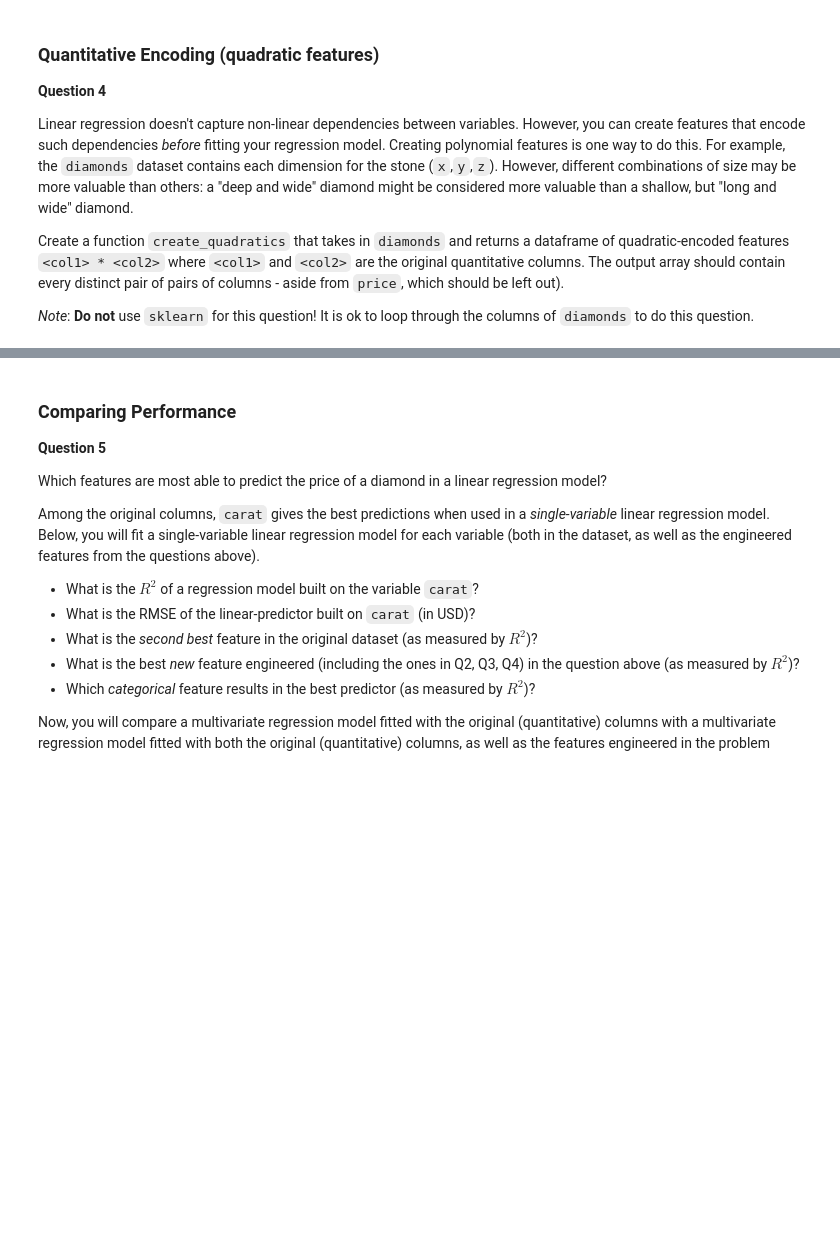
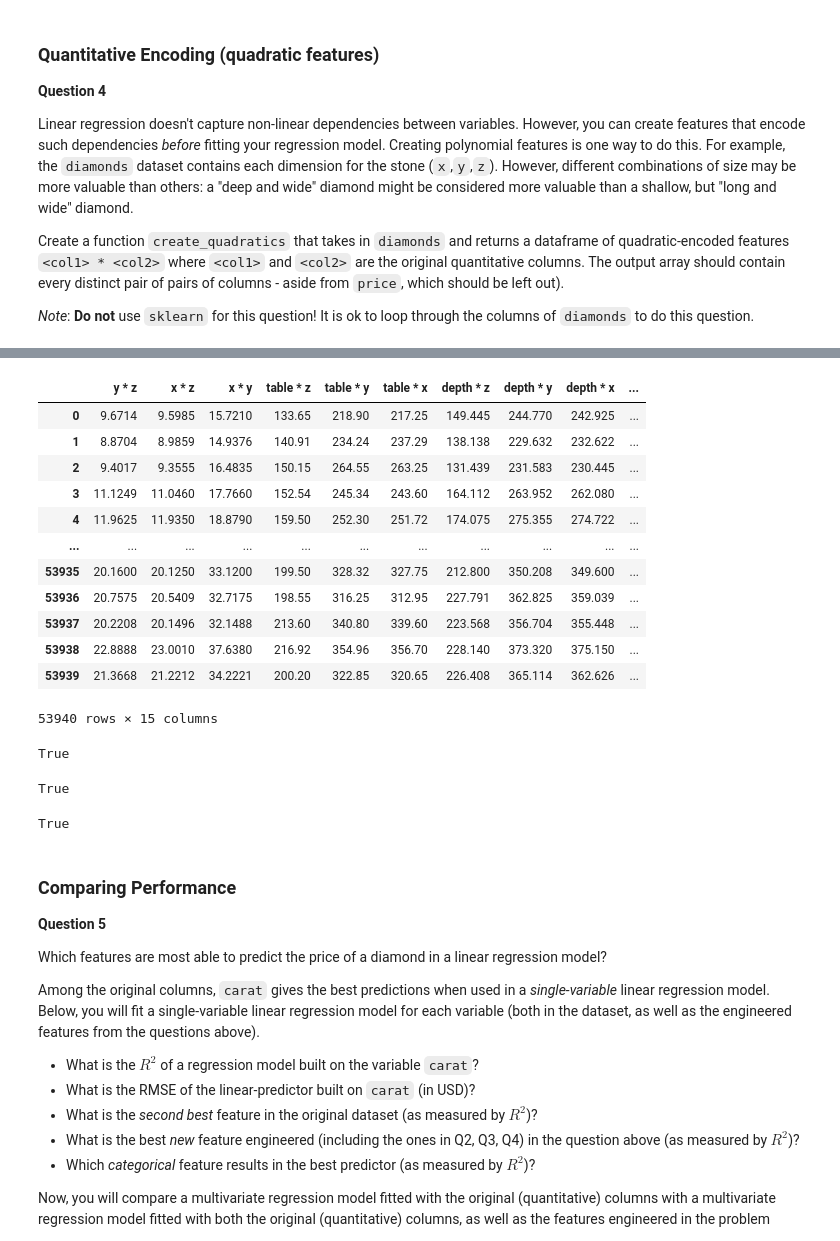
Before and after one commit to kaiitheguy/dsc80-wi20, a Jupyter notebook: labs/lab08/lab08.ipynb, the cells around one changed output, grey strips where cells are left out. Saved outputs shown, nothing was run; the diff lists cells and outputs as text; code cells hidden in the pictures; blank space fills up the shorter version.

```diff
--- a/labs/lab08/lab08.ipynb
+++ b/labs/lab08/lab08.ipynb
@@ -390,3 +447,32 @@ Create a function `create_quadratics` that takes in `diamonds` and returns a dat
+# %%
+out = lab.create_quadratics(diamonds)
+out
+# %% [output]
+|  | y * z | x * z | x * y | table * z | table * y | table * x | depth * z | depth * y | depth * x | ... |
+| 0 | 9.6714 | 9.5985 | 15.7210 | 133.65 | 218.90 | 217.25 | 149.445 | 244.770 | 242.925 | ... |
+| 1 | 8.8704 | 8.9859 | 14.9376 | 140.91 | 234.24 | 237.29 | 138.138 | 229.632 | 232.622 | ... |
+| 2 | 9.4017 | 9.3555 | 16.4835 | 150.15 | 264.55 | 263.25 | 131.439 | 231.583 | 230.445 | ... |
+| 3 | 11.1249 | 11.0460 | 17.7660 | 152.54 | 245.34 | 243.60 | 164.112 | 263.952 | 262.080 | ... |
+| 4 | 11.9625 | 11.9350 | 18.8790 | 159.50 | 252.30 | 251.72 | 174.075 | 275.355 | 274.722 | ... |
+| ... | ... | ... | ... | ... | ... | ... | ... | ... | ... | ... |
+| 53935 | 20.1600 | 20.1250 | 33.1200 | 199.50 | 328.32 | 327.75 | 212.800 | 350.208 | 349.600 | ... |
+| 53936 | 20.7575 | 20.5409 | 32.7175 | 198.55 | 316.25 | 312.95 | 227.791 | 362.825 | 359.039 | ... |
+| 53937 | 20.2208 | 20.1496 | 32.1488 | 213.60 | 340.80 | 339.60 | 223.568 | 356.704 | 355.448 | ... |
+| 53938 | 22.8888 | 23.0010 | 37.6380 | 216.92 | 354.96 | 356.70 | 228.140 | 373.320 | 375.150 | ... |
+| 53939 | 21.3668 | 21.2212 | 34.2221 | 200.20 | 322.85 | 320.65 | 226.408 | 365.114 | 362.626 | ... |
+53940 rows × 15 columns
+# %%
+out.columns.str.contains(' * ').all()
+# %% [output]
+True
+# %%
+('x * z' in out.columns) or ('z * x' in out.columns)
+# %% [output]
+True
+# %%
+out.shape[1] == 15
+# %% [output]
+True
 # %% [markdown]
 ### Comparing Performance
 
```
Also changed, not shown: parts of 19 cells of this notebook, 1 other file.
